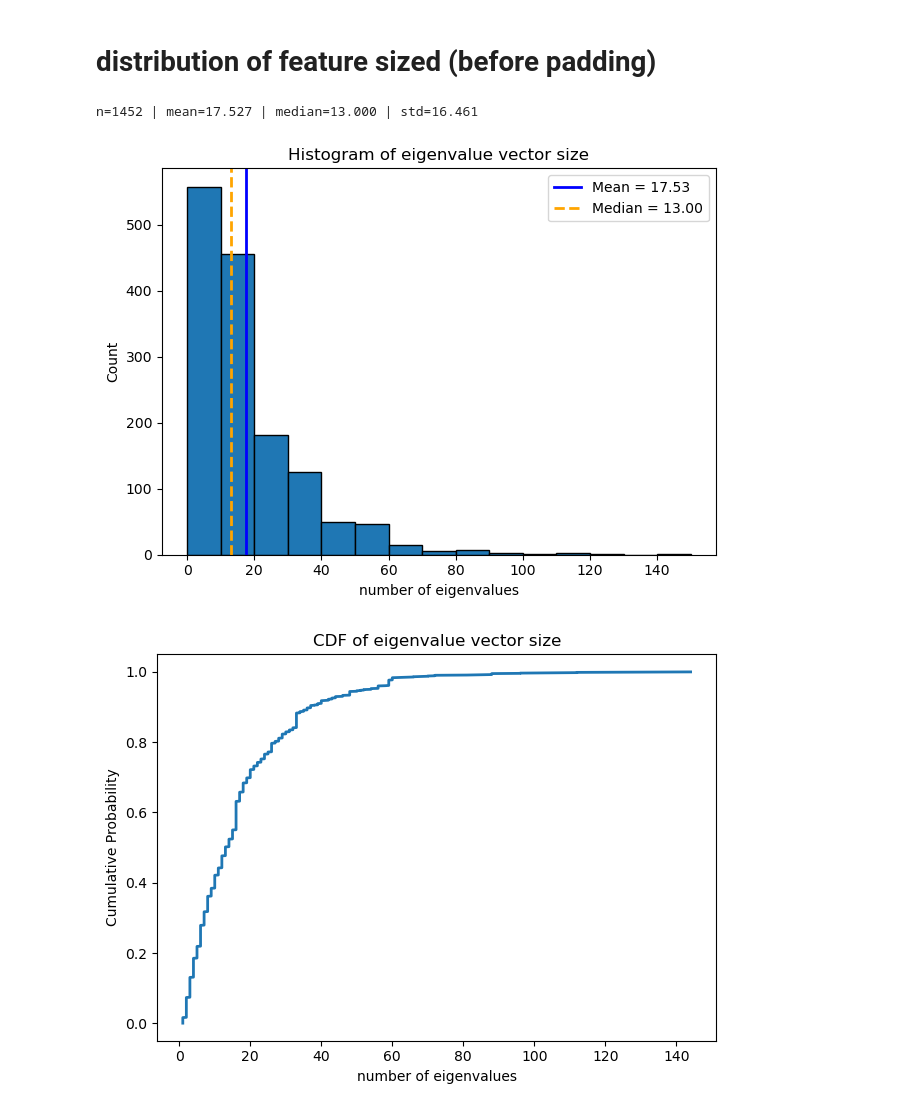
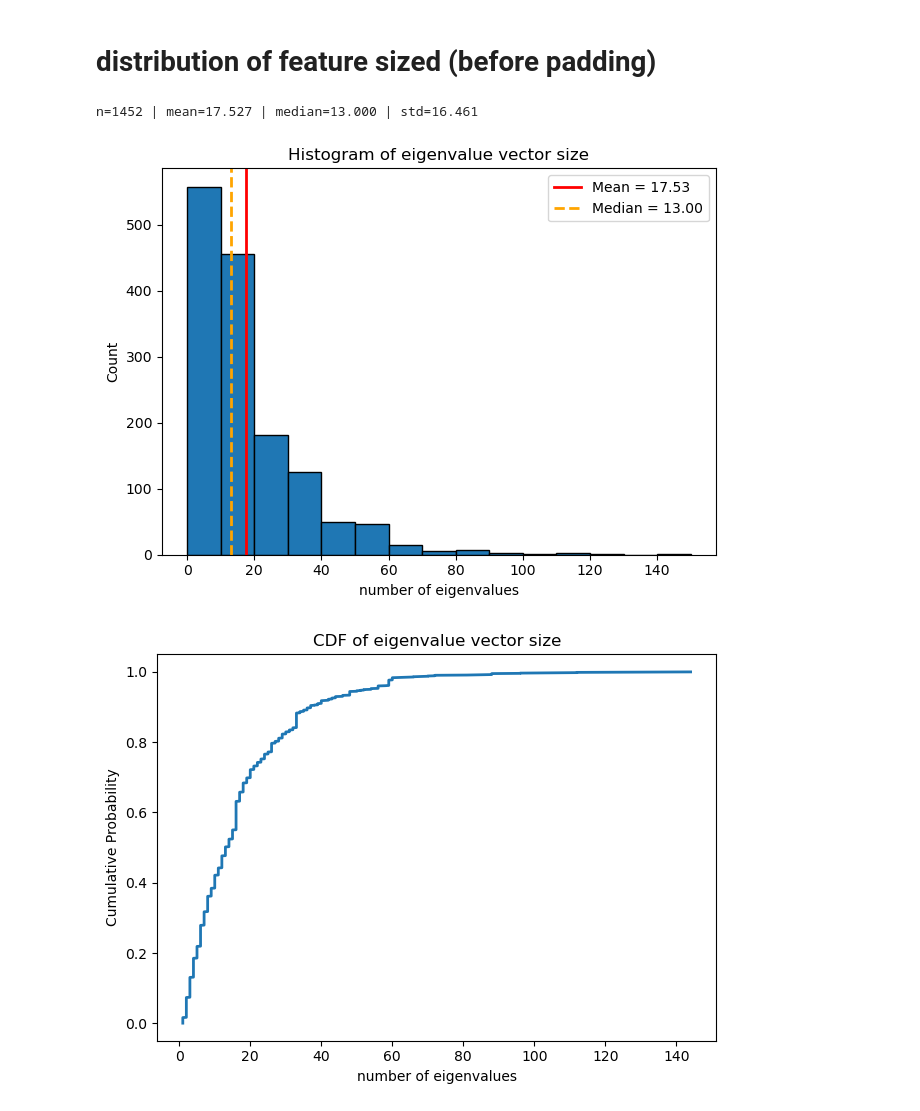
Before and after one commit to MMynampati/density_sensitivity, a Jupyter notebook: Descriptor1/descriptor1_model.ipynb, the cells around one changed output. Drawn from its saved outputs; the diff is of its cells as text; code cells hidden in the pictures.

```diff
--- a/Descriptor1/descriptor1_model.ipynb
+++ b/Descriptor1/descriptor1_model.ipynb
@@ -79,32 +79,32 @@ Cols ≥99% zero (0-based): [72, 73, 74, 75, 76, 77, 78, 79, 80, 81, 82, 83, 84,
 # %%
 vals = X[:, -1]
 
 # Compute stats
 vals_mean = float(np.mean(vals))
 vals_median = float(np.median(vals))
 vals_std = float(np.std(vals, ddof=1)) if vals.size > 1 else float("nan")
 
 print(f"n={vals.size} | mean={vals_mean:.3f} | median={vals_median:.3f} | std={vals_std:.3f}")
 
 bin_width = 10
 min_edge = math.floor(vals.min() / bin_width) * bin_width
 max_edge = math.ceil(vals.max() / bin_width) * bin_width
 bins = np.arange(min_edge, max_edge + bin_width, bin_width)
 
 # Histogram
 plt.figure()
 plt.hist(vals, bins=bins, edgecolor="black")
-plt.axvline(vals_mean, color="blue", linestyle='-', linewidth=2, label=f"Mean = {vals_mean:.2f}")
+plt.axvline(vals_mean, color="red", linestyle='-', linewidth=2, label=f"Mean = {vals_mean:.2f}")
 plt.axvline(vals_median, color="orange", linestyle='--', linewidth=2, label=f"Median = {vals_median:.2f}")
 plt.xlabel("number of eigenvalues")
 plt.ylabel("Count")
 plt.title("Histogram of eigenvalue vector size")
 plt.legend()
 plt.tight_layout()
 plt.show()
 # %% [output]
 n=1452 | mean=17.527 | median=13.000 | std=16.461
-[figure, old version]
+[figure, new version]
 # %%
 # CDF
 plt.figure()
```
